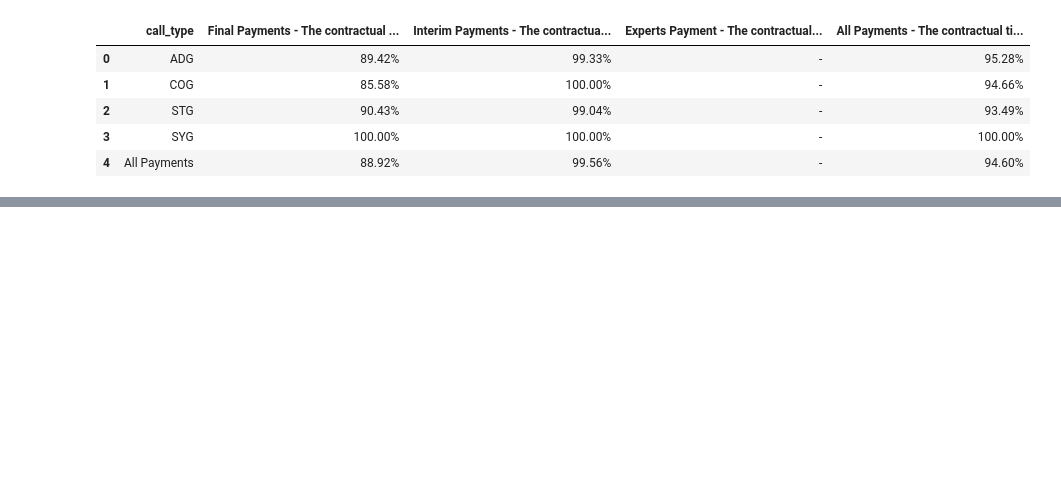
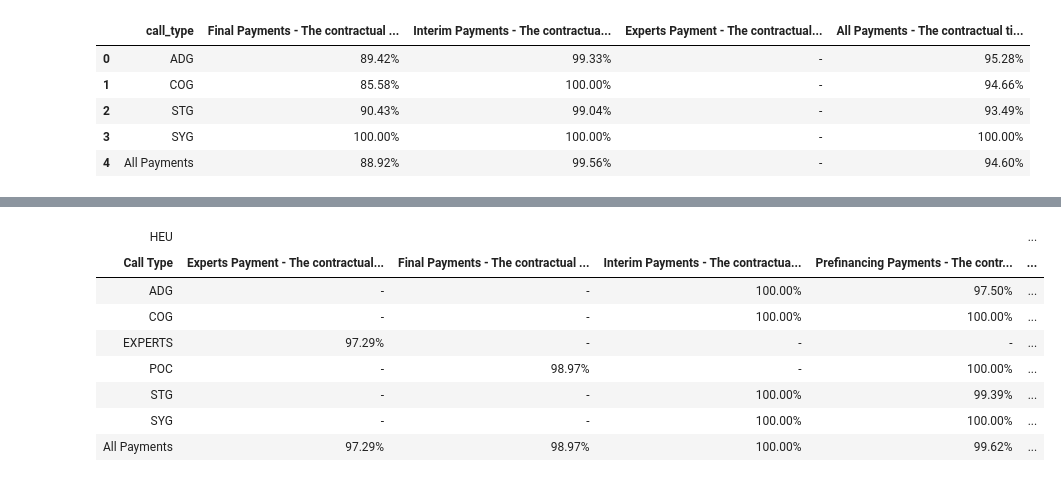
Before and after one commit to vinciliba/QuarterlyReport, a Jupyter notebook: payments.ipynb, the cells around one changed output, grey strips where cells are left out. Cells and saved outputs as stored; diff of their text form; code cells hidden in the pictures; blank space fills up the shorter version.

```diff
--- a/payments.ipynb
+++ b/payments.ipynb
@@ -5088,0 +5167,13 @@ heu_effect
+# %%
+heu_effect_tbl = format_tables_effect_annex(heu_effect ,table_colors, title='HEU')
+heu_effect_tbl
+# %% [output]
+| HEU |  |  |  |  | ... |
+| Call Type | Experts Payment - The contractual... | Final Payments - The contractual ... | Interim Payments - The contractua... | Prefinancing Payments - The contr... | ... |
+| ADG | - | - | 100.00% | 97.50% | ... |
+| COG | - | - | 100.00% | 100.00% | ... |
+| EXPERTS | 97.29% | - | - | - | ... |
+| POC | - | 98.97% | - | 100.00% | ... |
+| STG | - | - | 100.00% | 99.39% | ... |
+| SYG | - | - | 100.00% | 100.00% | ... |
+| All Payments | 97.29% | 98.97% | 100.00% | 99.62% | ... |
```
Also changed, not shown: parts of 16 cells of this notebook.
